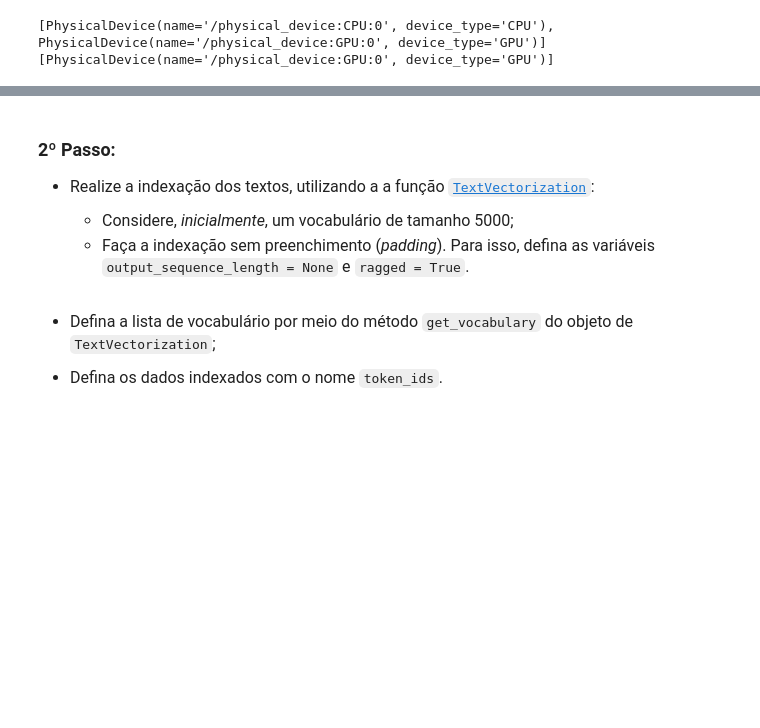
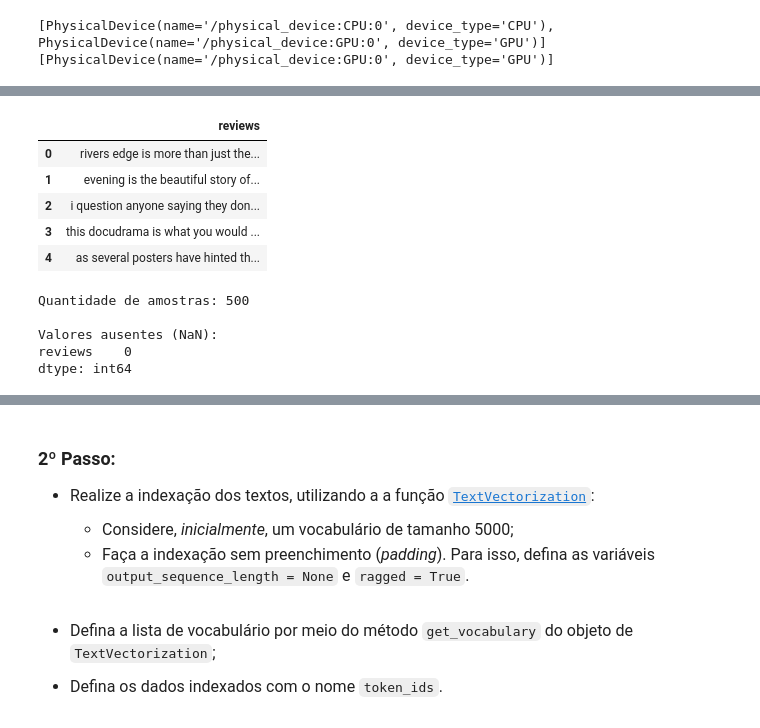
Before and after one commit to gilcesarf/imd1107-202601, a Jupyter notebook: 3-unidade/atividade4.ipynb, the cells around one changed output, grey strips where cells are left out. Drawn from its saved outputs; the diff is of its cells as text; code cells hidden in the pictures; blank space fills up the shorter version.

```diff
--- a/3-unidade/atividade4.ipynb
+++ b/3-unidade/atividade4.ipynb
@@ -65,3 +73,30 @@ df.head()
 | 2 | I question anyone saying they don... | 1 |
 | 3 | This docu-drama is what you would... | 1 |
 | 4 | As several posters have "hinted,"... | 0 |
+# %%
+def Preprocessor(x):
+
+    # tudo em minúsculo
+    x = tf.strings.lower(x)
+
+    # remove tags html
+    x = tf.strings.regex_replace(x, r"<[^>]+>", " ")
+
+    # remove links http
+    x = tf.strings.regex_replace(x, r"http\S+", " ")
+
+    # replace \n by space
+    x = tf.strings.regex_replace(x, r"\\n", " ")
+
+    # remove caracteres especiais
+    x = tf.strings.regex_replace(x, r"[^\w\s]", "")
+
+    # remove espaços em excesso
+    x = tf.strings.regex_replace(x, r" {2,}", " ")
+
+    # remove espaços extras no início e no final
+    x = tf.strings.strip(x)
+
+    return x
+
+print (Preprocessor("   Hello,   the  world's  !   ").numpy().decode("utf-8"))
@@ -67,0 +111,27 @@ df.head()
+# %%
+df_reviews = df[["reviews"]].copy()
+df_reviews["reviews"] = df_reviews["reviews"].map(
+    lambda x: Preprocessor(x).numpy().decode("utf-8")
+)
+df_reviews.head(5).style.set_properties(
+    subset=["reviews"],
+    **{"white-space": "pre-wrap", "max-width": "800px", "text-align": "left"}
+)
+# %% [output]
+|  | reviews |
+| 0 | rivers edge is more than just the... |
+| 1 | evening is the beautiful story of... |
+| 2 | i question anyone saying they don... |
+| 3 | this docudrama is what you would ... |
+| 4 | as several posters have hinted th... |
+# %%
+print(f"Quantidade de amostras: {len(df)}")
+
+print("\nValores ausentes (NaN):")
+print(df[["reviews"]].isna().sum())
+# %% [output]
+Quantidade de amostras: 500
+
+Valores ausentes (NaN):
+reviews    0
+dtype: int64
```
Also changed, not shown: parts of 50 cells of this notebook.
